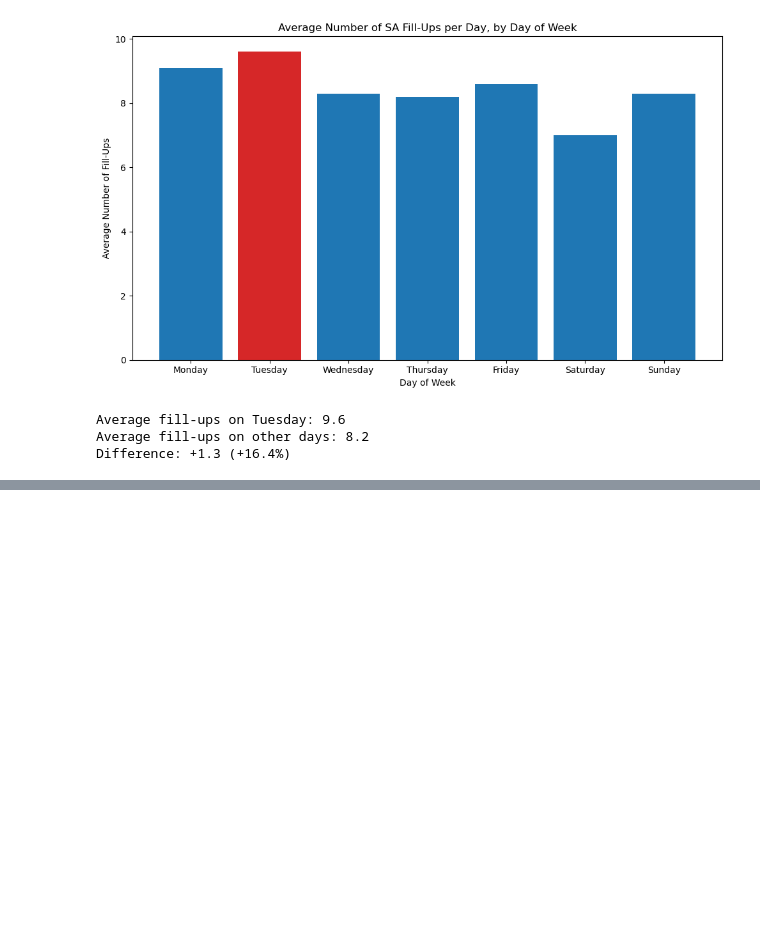
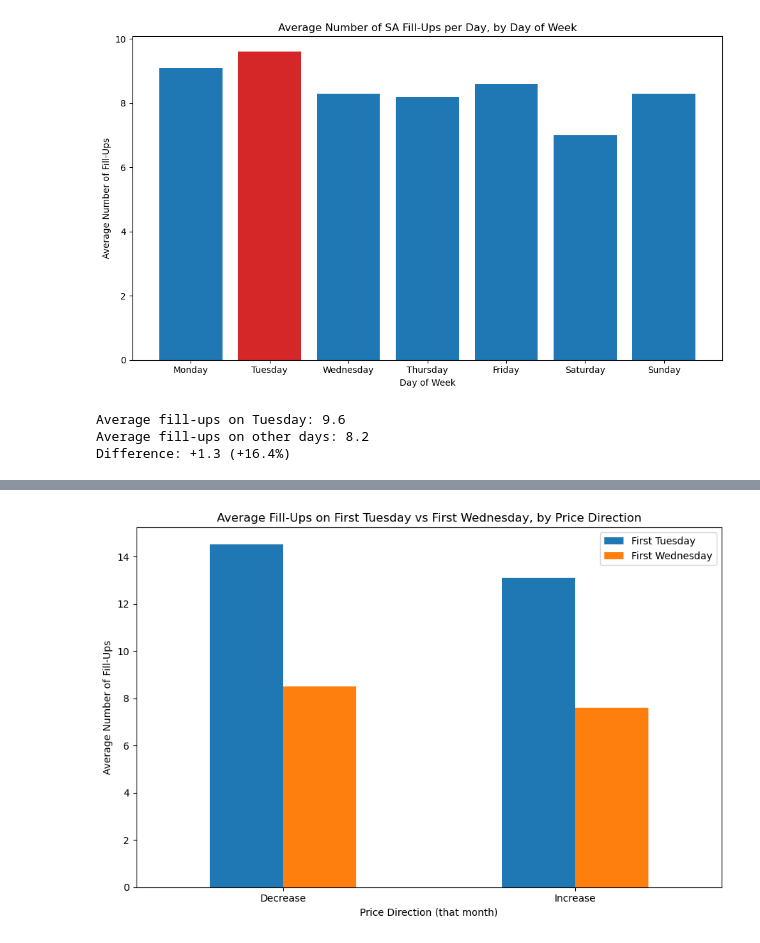
Before and after one commit to SufyaanMahomed/IDVE-Assignment, a Jupyter notebook: ass.ipynb, the cells around one changed output, grey strips where cells are left out. Cells and saved outputs as stored; diff of their text form; code cells hidden in the pictures; blank space fills up the shorter version.

```diff
--- a/ass.ipynb
+++ b/ass.ipynb
@@ -1666,0 +1821,97 @@ Difference: +1.3 (+16.4%)
+# %%
+# =========================================================
+# Question: Do more people refuel on the first Wednesday of
+# the month when the price goes down?
+# =========================================================
+
+# ---- Fill-up counts per month, by day type ----
+counts_per_month = (
+    sa_price_change_df
+    .groupby(['year_month', 'day_type'], observed=True)
+    .size()
+    .unstack(fill_value=0)
+)
+
+counts_per_month = counts_per_month.merge(
+    calendar_df[['year_month', 'price_direction']],
+    on='year_month',
+    how='left'
+)
+
+# ---- Wednesday-to-Tuesday ratio ----
+counts_per_month['wed_tue_ratio'] = (
+    counts_per_month['First Wednesday'] / counts_per_month['First Tuesday']
+)
+
+summary_wed = (
+    counts_per_month[counts_per_month['price_direction'].isin(['Increase', 'Decrease'])]
+    .groupby('price_direction')['wed_tue_ratio']
+    .agg(['mean', 'median', 'std', 'count'])
+    .round(3)
+)
+print("Wednesday-to-Tuesday fill-up ratio, by price direction:")
+print(summary_wed)
+
+increase_wed = counts_per_month.loc[counts_per_month['price_direction'] == 'Increase', 'wed_tue_ratio'].dropna()
+decrease_wed = counts_per_month.loc[counts_per_month['price_direction'] == 'Decrease', 'wed_tue_ratio'].dropna()
+t_stat_wed, p_value_wed = stats.ttest_ind(increase_wed, decrease_wed, equal_var=False)
+print(f"\nt-test (Wed/Tue ratio, Increase vs Decrease months): "
+      f"t={t_stat_wed:.3f}, p={p_value_wed:.4f}")
+
+print("="*60)
+
+# =========================================================
+# Question: Do more people refuel on the first Tuesday of
+# the month when the price goes up?
+# =========================================================
+
+# ---- Tuesday-to-Wednesday ratio ----
+counts_per_month['tue_wed_ratio'] = (
+    counts_per_month['First Tuesday'] / counts_per_month['First Wednesday']
+)
+
+summary_tue = (
+    counts_per_month[counts_per_month['price_direction'].isin(['Increase', 'Decrease'])]
+    .groupby('price_direction')['tue_wed_ratio']
+    .agg(['mean', 'median', 'std', 'count'])
+    .round(3)
+)
+print("Tuesday-to-Wednesday fill-up ratio, by price direction:")
+print(summary_tue)
+
+increase_tue = counts_per_month.loc[counts_per_month['price_direction'] == 'Increase', 'tue_wed_ratio'].dropna()
+decrease_tue = counts_per_month.loc[counts_per_month['price_direction'] == 'Decrease', 'tue_wed_ratio'].dropna()
+t_stat_tue, p_value_tue = stats.ttest_ind(increase_tue, decrease_tue, equal_var=False)
+print(f"\nt-test (Tue/Wed ratio, Increase vs Decrease months): "
+      f"t={t_stat_tue:.3f}, p={p_value_tue:.4f}")
+
+# ---- Raw Tuesday counts alone, Increase vs Decrease ----
+tuesday_increase = counts_per_month.loc[counts_per_month['price_direction'] == 'Increase', 'First Tuesday']
+tuesday_decrease = counts_per_month.loc[counts_per_month['price_direction'] == 'Decrease', 'First Tuesday']
+t_stat_rawtue, p_value_rawtue = stats.ttest_ind(tuesday_increase, tuesday_decrease, equal_var=False)
+print(f"\nt-test (raw Tuesday counts, Increase vs Decrease months): "
+      f"t={t_stat_rawtue:.3f}, p={p_value_rawtue:.4f}")
+
+print("="*60)
+
+# =========================================================
+# Combined plot: raw average counts, both questions together
+# =========================================================
+raw_summary = (
+    counts_per_month[counts_per_month['price_direction'].isin(['Increase', 'Decrease'])]
+    .groupby('price_direction')[['First Tuesday', 'First Wednesday']]
+    .mean()
+    .round(1)
+)
+print("\nAverage raw fill-up counts, by price direction:")
+print(raw_summary)
+
+fig, ax = plt.subplots(figsize=(9, 6))
+raw_summary.plot(kind='bar', ax=ax)
+ax.set_title('Average Fill-Ups on First Tuesday vs First Wednesday, by Price Direction')
+ax.set_xlabel('Price Direction (that month)')
+ax.set_ylabel('Average Number of Fill-Ups')
+plt.xticks(rotation=0)
+plt.tight_layout()
+plt.show()
+# %% [output]
@@ -1666,0 +1935 @@ Difference: +1.3 (+16.4%)
+[figure, added]
```
Also changed, not shown: parts of 6 cells of this notebook.
